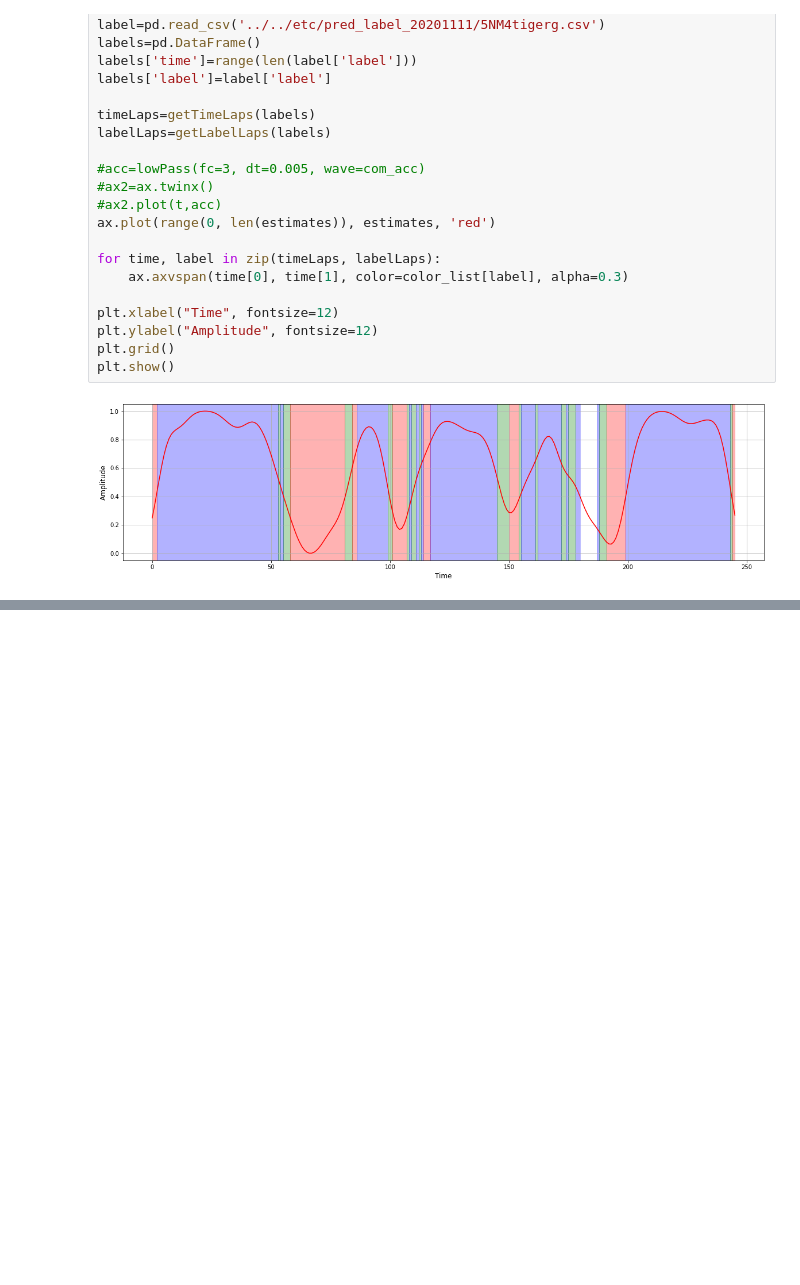
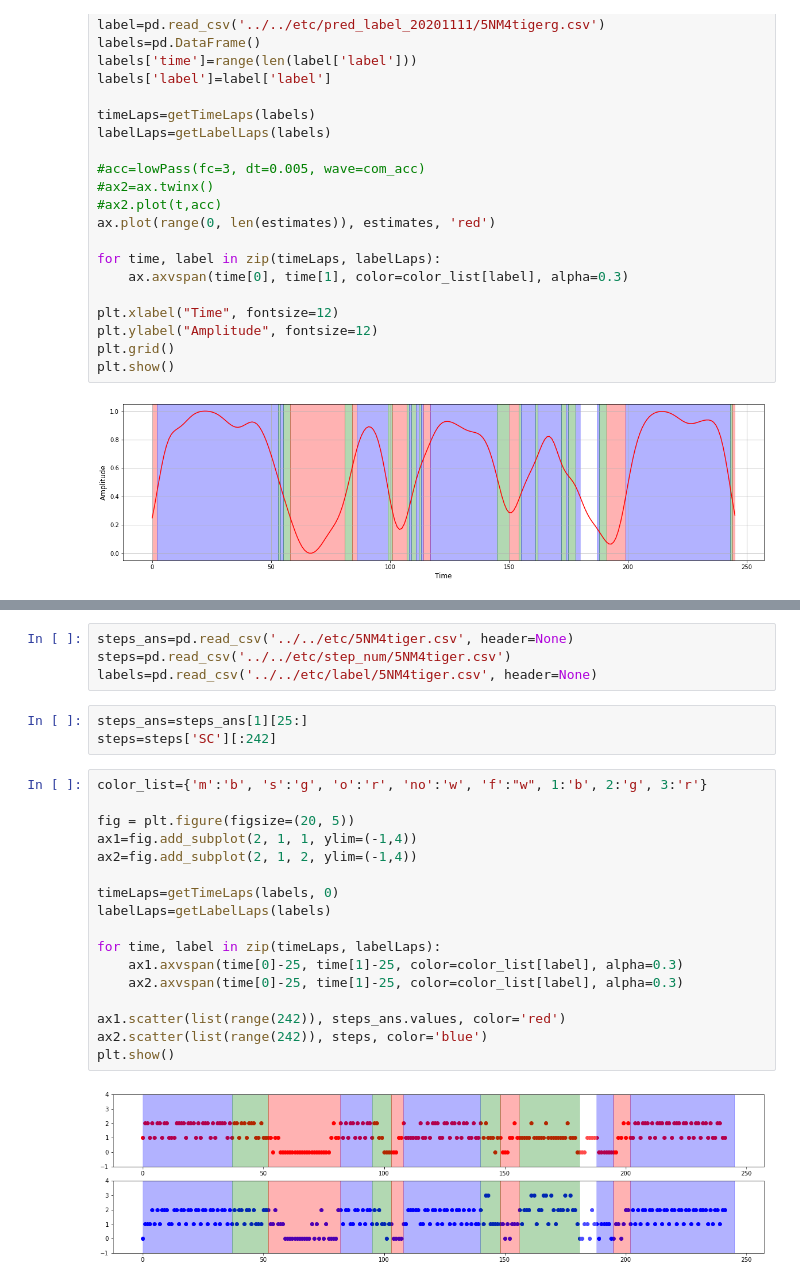
Before and after one commit to takoyan/weather, a Jupyter notebook: src/colorfulpdr/CountStep.ipynb, the cells around one changed output, grey strips where cells are left out. Drawn from its saved outputs; the diff is of its cells as text; blank space fills up the shorter version.

```diff
--- a/src/colorfulpdr/CountStep.ipynb
+++ b/src/colorfulpdr/CountStep.ipynb
@@ -854,0 +1028,26 @@ plt.show()
+# %%
+steps_ans=pd.read_csv('../../etc/5NM4tiger.csv', header=None)
+steps=pd.read_csv('../../etc/step_num/5NM4tiger.csv')
+labels=pd.read_csv('../../etc/label/5NM4tiger.csv', header=None)
+# %%
+steps_ans=steps_ans[1][25:]
+steps=steps['SC'][:242]
+# %%
+color_list={'m':'b', 's':'g', 'o':'r', 'no':'w', 'f':"w", 1:'b', 2:'g', 3:'r'}
+
+fig = plt.figure(figsize=(20, 5))
+ax1=fig.add_subplot(2, 1, 1, ylim=(-1,4))
+ax2=fig.add_subplot(2, 1, 2, ylim=(-1,4))
+
+timeLaps=getTimeLaps(labels, 0)
+labelLaps=getLabelLaps(labels)
+
+for time, label in zip(timeLaps, labelLaps):
+    ax1.axvspan(time[0]-25, time[1]-25, color=color_list[label], alpha=0.3)
+    ax2.axvspan(time[0]-25, time[1]-25, color=color_list[label], alpha=0.3)
+
+ax1.scatter(list(range(242)), steps_ans.values, color='red')
+ax2.scatter(list(range(242)), steps, color='blue')
+plt.show()
+# %% [output]
+[figure, added]
```
Also changed, not shown: parts of 34 cells of this notebook, 7 other files.
